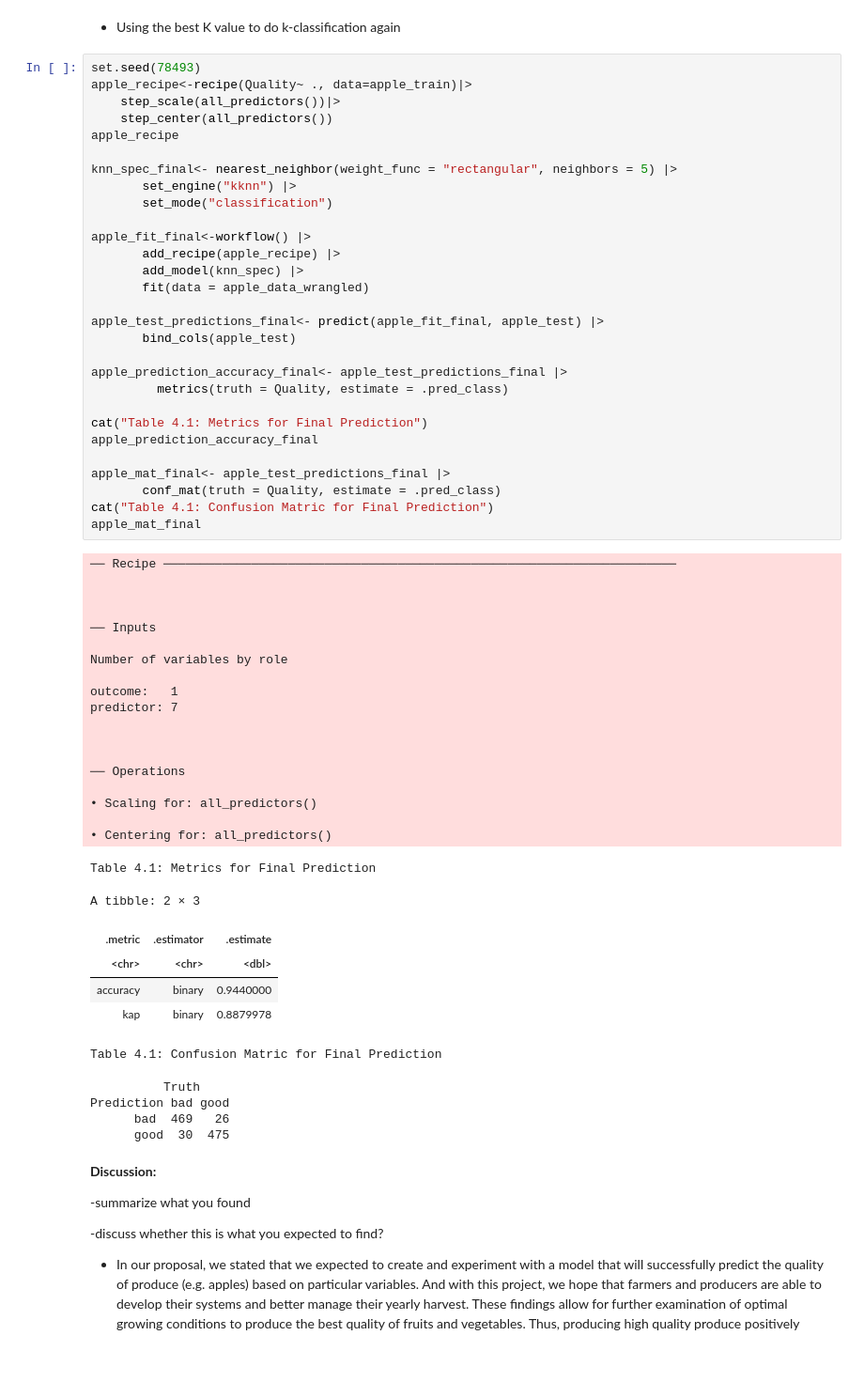
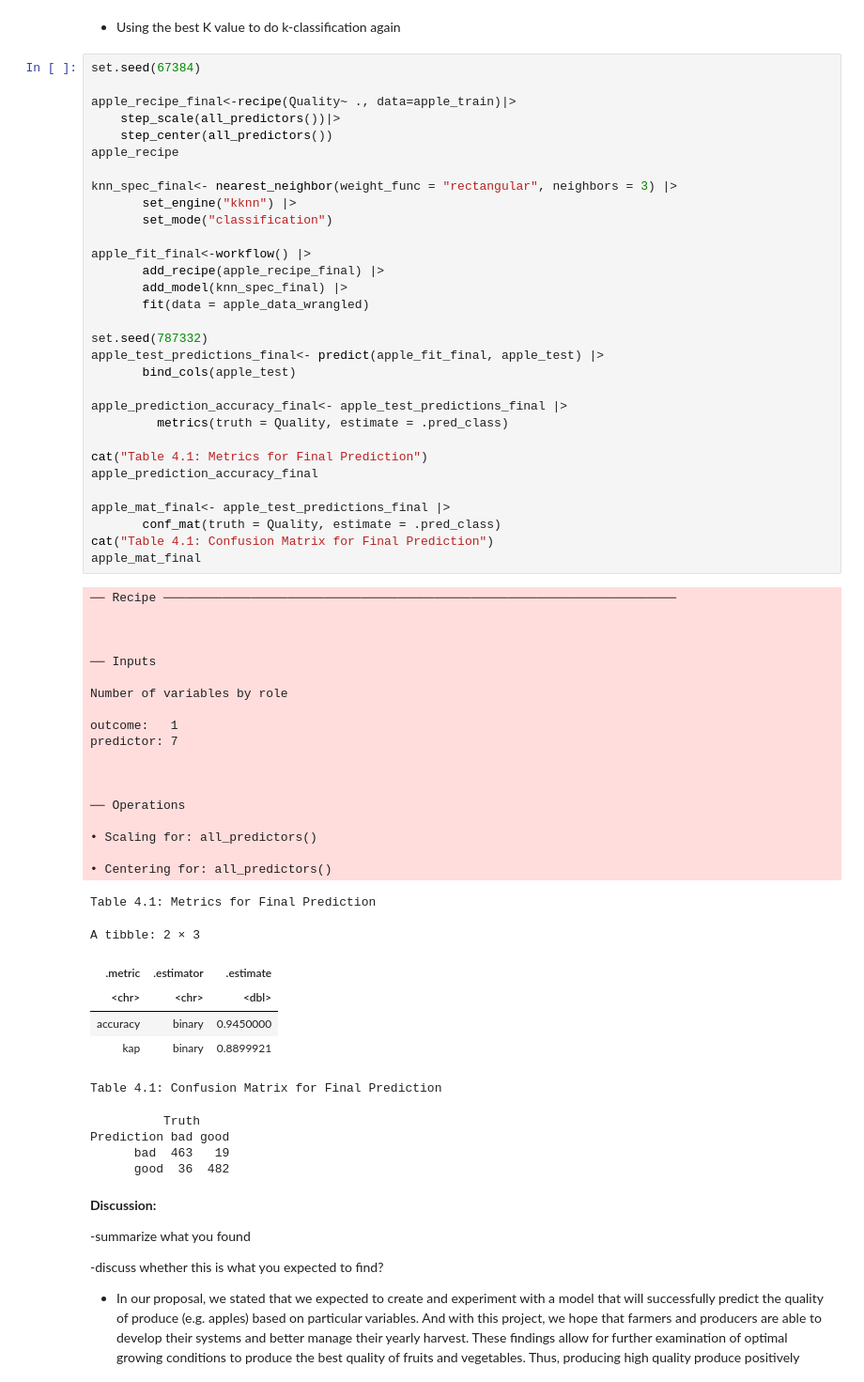
Before and after one commit to Dana-Te/DSCI100-Group-41, a Jupyter notebook: Group_Project_Report.ipynb, the cells around one changed output. Shown at 94% size. Drawn from its saved outputs; the diff is of its cells as text.

```diff
--- a/Group_Project_Report.ipynb
+++ b/Group_Project_Report.ipynb
@@ -441,21 +457,23 @@ Figure 2.1: Plot of K-Values vs Accuracy Estimate
 # %% [markdown]
 - Using the best K value to do k-classification again
 # %%
-set.seed(78493)
-apple_recipe<-recipe(Quality~ ., data=apple_train)|>
+set.seed(67384)
+
+apple_recipe_final<-recipe(Quality~ ., data=apple_train)|>
     step_scale(all_predictors())|>
     step_center(all_predictors())
 apple_recipe
 
-knn_spec_final<- nearest_neighbor(weight_func = "rectangular", neighbors = 5) |>
+knn_spec_final<- nearest_neighbor(weight_func = "rectangular", neighbors = 3) |>
        set_engine("kknn") |>
        set_mode("classification")
 
 apple_fit_final<-workflow() |>
-       add_recipe(apple_recipe) |>
-       add_model(knn_spec) |>
+       add_recipe(apple_recipe_final) |>
+       add_model(knn_spec_final) |>
        fit(data = apple_data_wrangled)
 
+set.seed(787332)
 apple_test_predictions_final<- predict(apple_fit_final, apple_test) |>
        bind_cols(apple_test)
 
@@ -464,41 +482,41 @@ apple_prediction_accuracy_final<- apple_test_predictions_final |>
 
 cat("Table 4.1: Metrics for Final Prediction")
 apple_prediction_accuracy_final
 
 apple_mat_final<- apple_test_predictions_final |>
        conf_mat(truth = Quality, estimate = .pred_class)
-cat("Table 4.1: Confusion Matric for Final Prediction")
+cat("Table 4.1: Confusion Matrix for Final Prediction")
 apple_mat_final
 # %% [output]
 ── Recipe ──────────────────────────────────────────────────────────────────────
 
 
 
 ── Inputs
 
 Number of variables by role
 
 outcome:   1
 predictor: 7
 
 
 
 ── Operations
 
 • Scaling for: all_predictors()
 
 • Centering for: all_predictors()
 Table 4.1: Metrics for Final Prediction
 A tibble: 2 × 3
 | .metric | .estimator | .estimate |
 | <chr> | <chr> | <dbl> |
-| accuracy | binary | 0.9440000 |
-| kap | binary | 0.8879978 |
+| accuracy | binary | 0.9450000 |
+| kap | binary | 0.8899921 |
-Table 4.1: Confusion Matric for Final Prediction
+Table 4.1: Confusion Matrix for Final Prediction
           Truth
 Prediction bad good
-      bad  469   26
-      good  30  475
+      bad  463   19
+      good  36  482
 # %% [markdown]
 **Discussion:**
 
```
Also changed, not shown: parts of 7 cells of this notebook.
